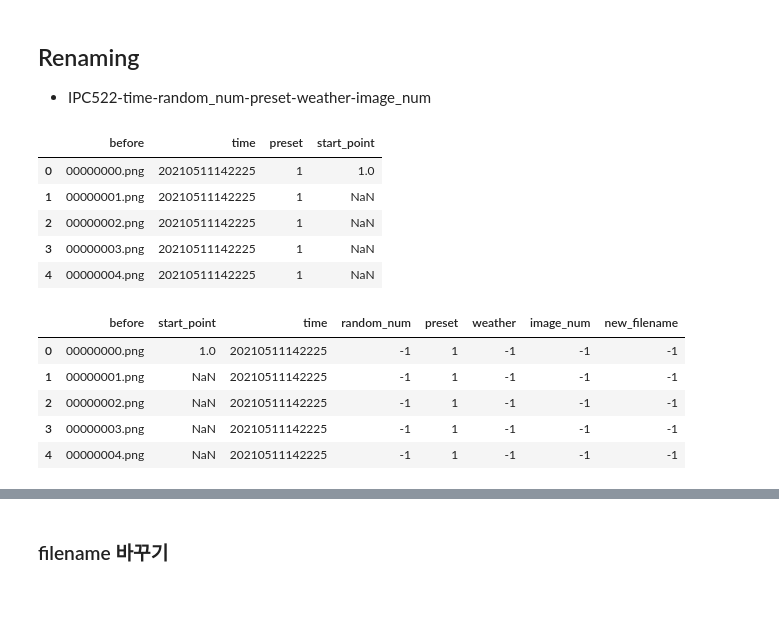
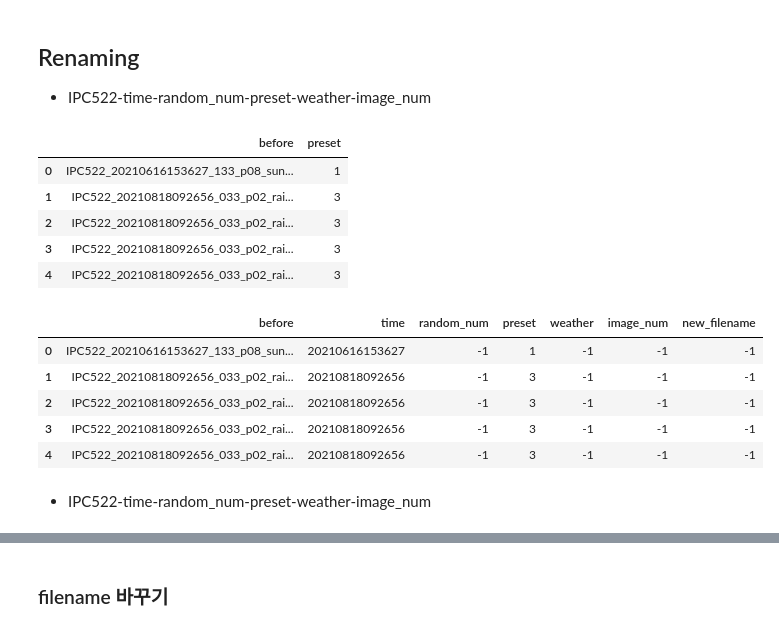
Before and after one commit to gjustin40/workspace, a Jupyter notebook: renaming/renaming.ipynb, the cells around one changed output, grey strips where cells are left out. Cells and saved outputs as stored; diff of their text form; code cells hidden in the pictures; blank space fills up the shorter version.

```diff
--- a/renaming/renaming.ipynb
+++ b/renaming/renaming.ipynb
@@ -75,30 +76,36 @@ import glob
 import pandas as pd
 import numpy as np
 # %%
-df = pd.read_excel('rename.xlsx')
+filename = 'wrong_preset_in_ours'
+df = pd.read_excel(f'before/{filename}.xlsx')
 df.head()
 # %% [output]
-|  | before | time | preset | start_point |
-| 0 | 00000000.png | 20210511142225 | 1 | 1.0 |
-| 1 | 00000001.png | 20210511142225 | 1 | NaN |
-| 2 | 00000002.png | 20210511142225 | 1 | NaN |
-| 3 | 00000003.png | 20210511142225 | 1 | NaN |
-| 4 | 00000004.png | 20210511142225 | 1 | NaN |
+|  | before | preset |
+| 0 | IPC522_20210616153627_133_p08_sun... | 1 |
+| 1 | IPC522_20210818092656_033_p02_rai... | 3 |
+| 2 | IPC522_20210818092656_033_p02_rai... | 3 |
+| 3 | IPC522_20210818092656_033_p02_rai... | 3 |
+| 4 | IPC522_20210818092656_033_p02_rai... | 3 |
+# %%
+df['time'] = df['before'].apply(lambda x: x.split('_')[1])
 # %%
 df['random_num'] = -1
 df['weather'] = -1
 df['image_num'] = -1
 df['new_filename'] = -1
 
-df = df[['before', 'start_point', 'time', 'random_num', 'preset', 'weather', 'image_num', 'new_filename']]
+# df = df[['before', 'start_point', 'time', 'random_num', 'preset', 'weather', 'image_num', 'new_filename']]
+df = df[['before', 'time', 'random_num', 'preset', 'weather', 'image_num', 'new_filename']]
 df.head()
 # %% [output]
-|  | before | start_point | time | random_num | preset | weather | image_num | new_filename |
-| 0 | 00000000.png | 1.0 | 20210511142225 | -1 | 1 | -1 | -1 | -1 |
-| 1 | 00000001.png | NaN | 20210511142225 | -1 | 1 | -1 | -1 | -1 |
-| 2 | 00000002.png | NaN | 20210511142225 | -1 | 1 | -1 | -1 | -1 |
-| 3 | 00000003.png | NaN | 20210511142225 | -1 | 1 | -1 | -1 | -1 |
-| 4 | 00000004.png | NaN | 20210511142225 | -1 | 1 | -1 | -1 | -1 |
+|  | before | time | random_num | preset | weather | image_num | new_filename |
+| 0 | IPC522_20210616153627_133_p08_sun... | 20210616153627 | -1 | 1 | -1 | -1 | -1 |
+| 1 | IPC522_20210818092656_033_p02_rai... | 20210818092656 | -1 | 3 | -1 | -1 | -1 |
+| 2 | IPC522_20210818092656_033_p02_rai... | 20210818092656 | -1 | 3 | -1 | -1 | -1 |
+| 3 | IPC522_20210818092656_033_p02_rai... | 20210818092656 | -1 | 3 | -1 | -1 | -1 |
+| 4 | IPC522_20210818092656_033_p02_rai... | 20210818092656 | -1 | 3 | -1 | -1 | -1 |
+# %% [markdown]
+- IPC522-time-random_num-preset-weather-image_num
 # %%
 id_list = df['time'].unique().tolist()
 
```
Also changed, not shown: parts of 11 cells of this notebook, 9 other files.
